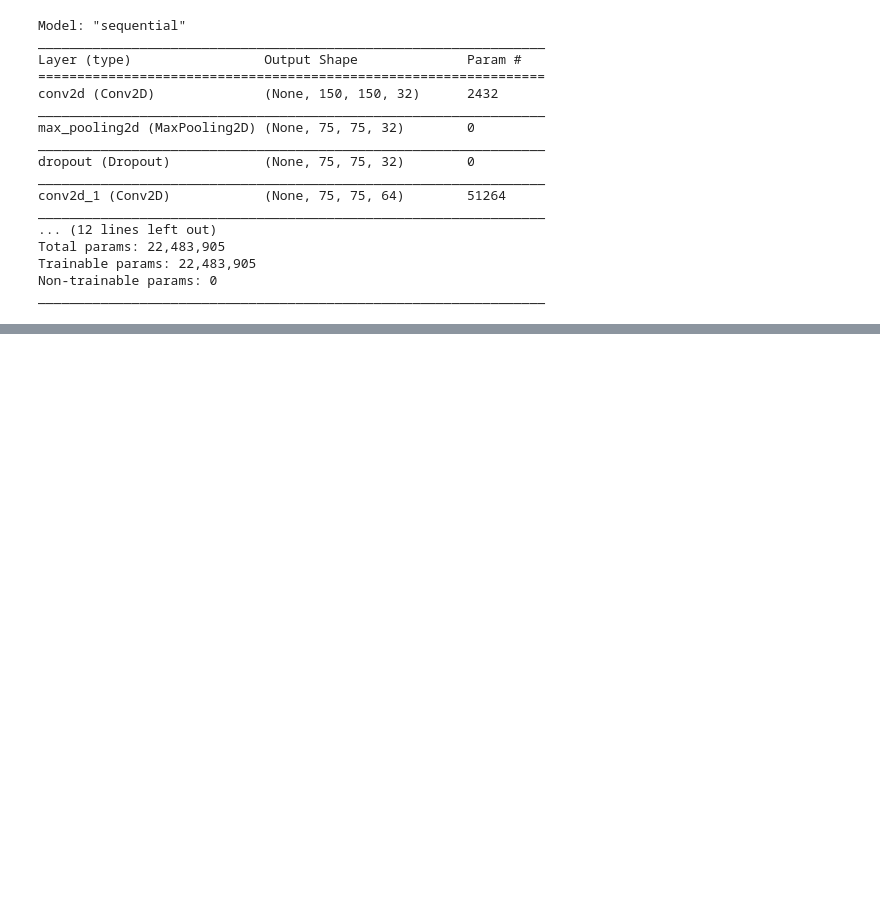
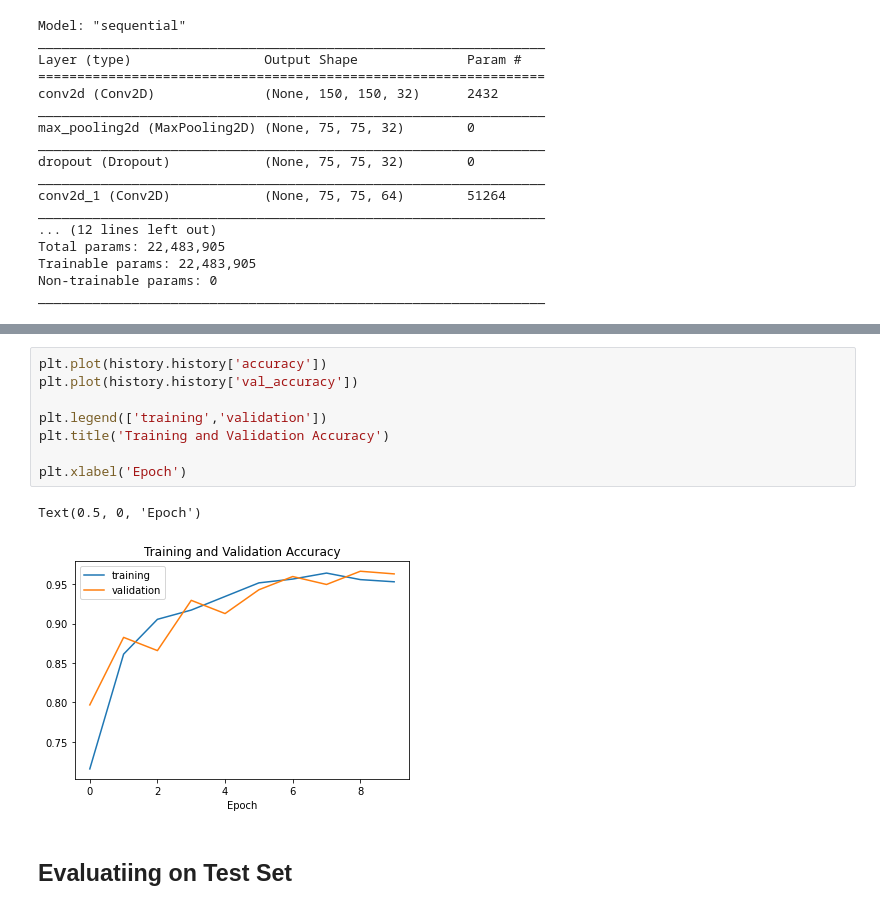
Before and after one commit to V4G4X/COVID19_Classifier, a Jupyter notebook: covid9_pneumonia_classification.ipynb, the cells around one changed output, grey strips where cells are left out. Saved outputs shown, nothing was run; the diff lists cells and outputs as text; blank space fills up the shorter version.

```diff
--- a/covid9_pneumonia_classification.ipynb
+++ b/covid9_pneumonia_classification.ipynb
@@ -173,0 +233,13 @@ _________________________________________________________________
+# %%
+plt.plot(history.history['accuracy'])
+plt.plot(history.history['val_accuracy'])
+
+plt.legend(['training','validation'])
+plt.title('Training and Validation Accuracy')
+
+plt.xlabel('Epoch')
+# %% [output]
+Text(0.5, 0, 'Epoch')
+[figure, added]
+# %% [markdown]
+## Evaluatiing on Test Set
```
Also changed, not shown: parts of 14 cells of this notebook.
